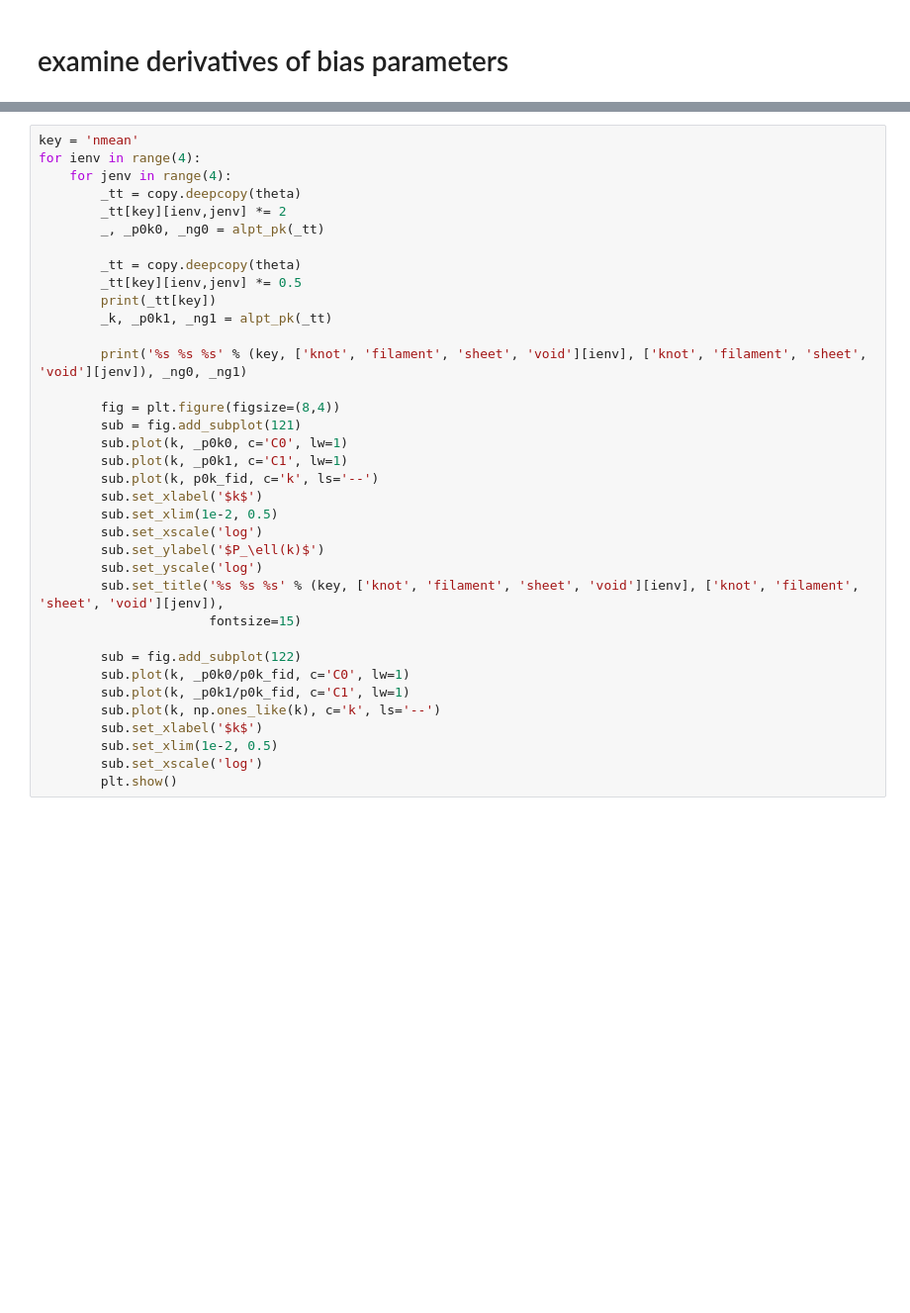
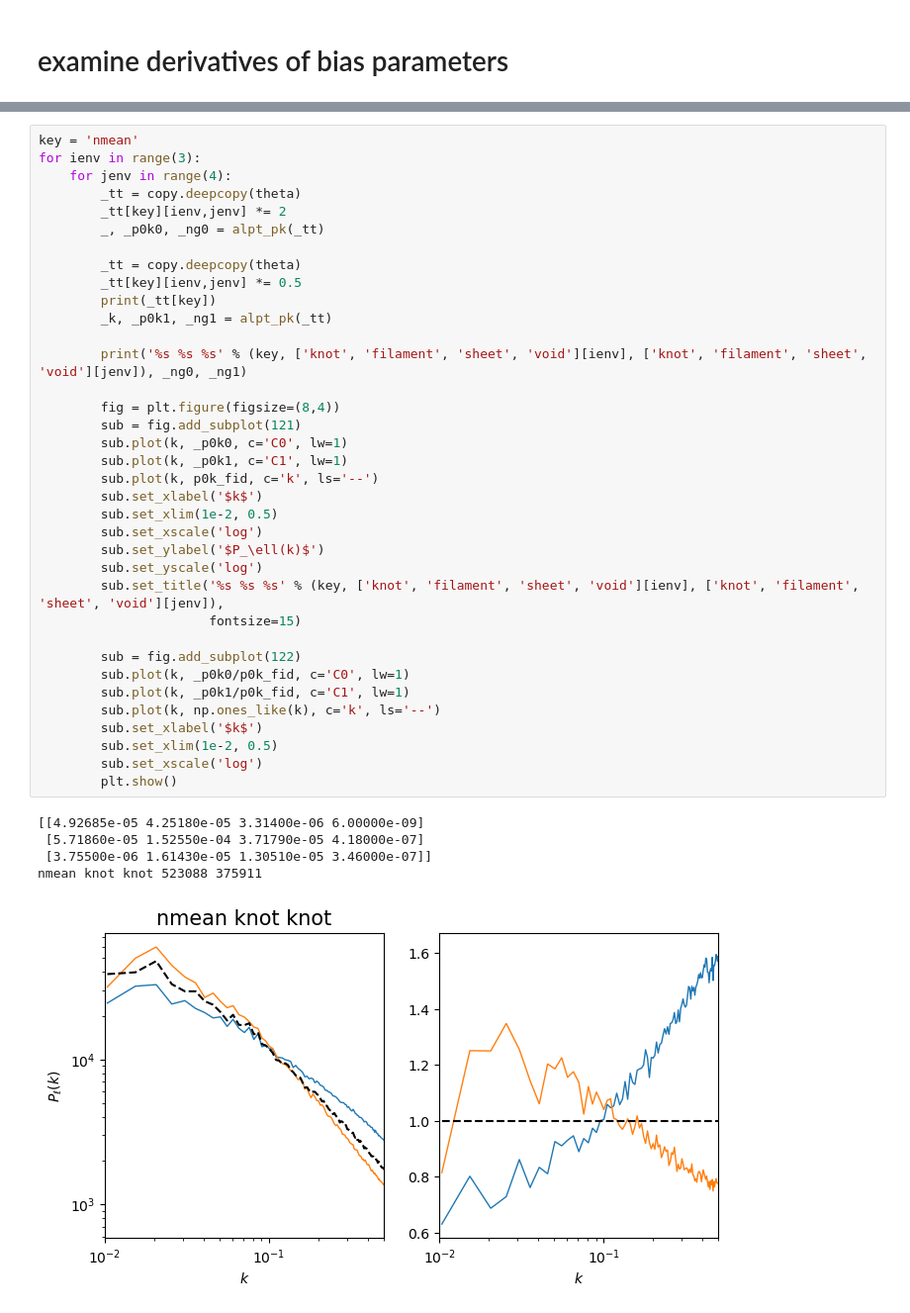
Before and after one commit to changhoonhahn/hodalpt, a Jupyter notebook: nb/alpt_bias_priors.ipynb, the cells around one changed output, grey strips where cells are left out. Shown at 99% size. Cells and saved outputs as stored; diff of their text form; blank space fills up the shorter version.

```diff
--- a/nb/alpt_bias_priors.ipynb
+++ b/nb/alpt_bias_priors.ipynb
@@ -150,36 +179,42 @@ alpha filament filament 940079 859038
 # %%
 key = 'nmean'
-for ienv in range(4):
+for ienv in range(3):
     for jenv in range(4):
         _tt = copy.deepcopy(theta)
         _tt[key][ienv,jenv] *= 2
         _, _p0k0, _ng0 = alpt_pk(_tt)
 
         _tt = copy.deepcopy(theta)
         _tt[key][ienv,jenv] *= 0.5
         print(_tt[key])
         _k, _p0k1, _ng1 = alpt_pk(_tt)
 
         print('%s %s %s' % (key, ['knot', 'filament', 'sheet', 'void'][ienv], ['knot', 'filament', 'sheet', 'void'][jenv]), _ng0, _ng1)
 
         fig = plt.figure(figsize=(8,4))
         sub = fig.add_subplot(121)
         sub.plot(k, _p0k0, c='C0', lw=1)
         sub.plot(k, _p0k1, c='C1', lw=1)
         sub.plot(k, p0k_fid, c='k', ls='--')
         sub.set_xlabel('$k$')
         sub.set_xlim(1e-2, 0.5)
         sub.set_xscale('log')
         sub.set_ylabel('$P_\ell(k)$')
         sub.set_yscale('log')
         sub.set_title('%s %s %s' % (key, ['knot', 'filament', 'sheet', 'void'][ienv], ['knot', 'filament', 'sheet', 'void'][jenv]),
                       fontsize=15)
 
         sub = fig.add_subplot(122)
         sub.plot(k, _p0k0/p0k_fid, c='C0', lw=1)
         sub.plot(k, _p0k1/p0k_fid, c='C1', lw=1)
         sub.plot(k, np.ones_like(k), c='k', ls='--')
         sub.set_xlabel('$k$')
         sub.set_xlim(1e-2, 0.5)
         sub.set_xscale('log')
         plt.show()
+# %% [output]
+[[4.92685e-05 4.25180e-05 3.31400e-06 6.00000e-09]
+ [5.71860e-05 1.52550e-04 3.71790e-05 4.18000e-07]
+ [3.75500e-06 1.61430e-05 1.30510e-05 3.46000e-07]]
+nmean knot knot 523088 375911
+[figure, added]
```
Also changed, not shown: parts of 14 cells of this notebook.
